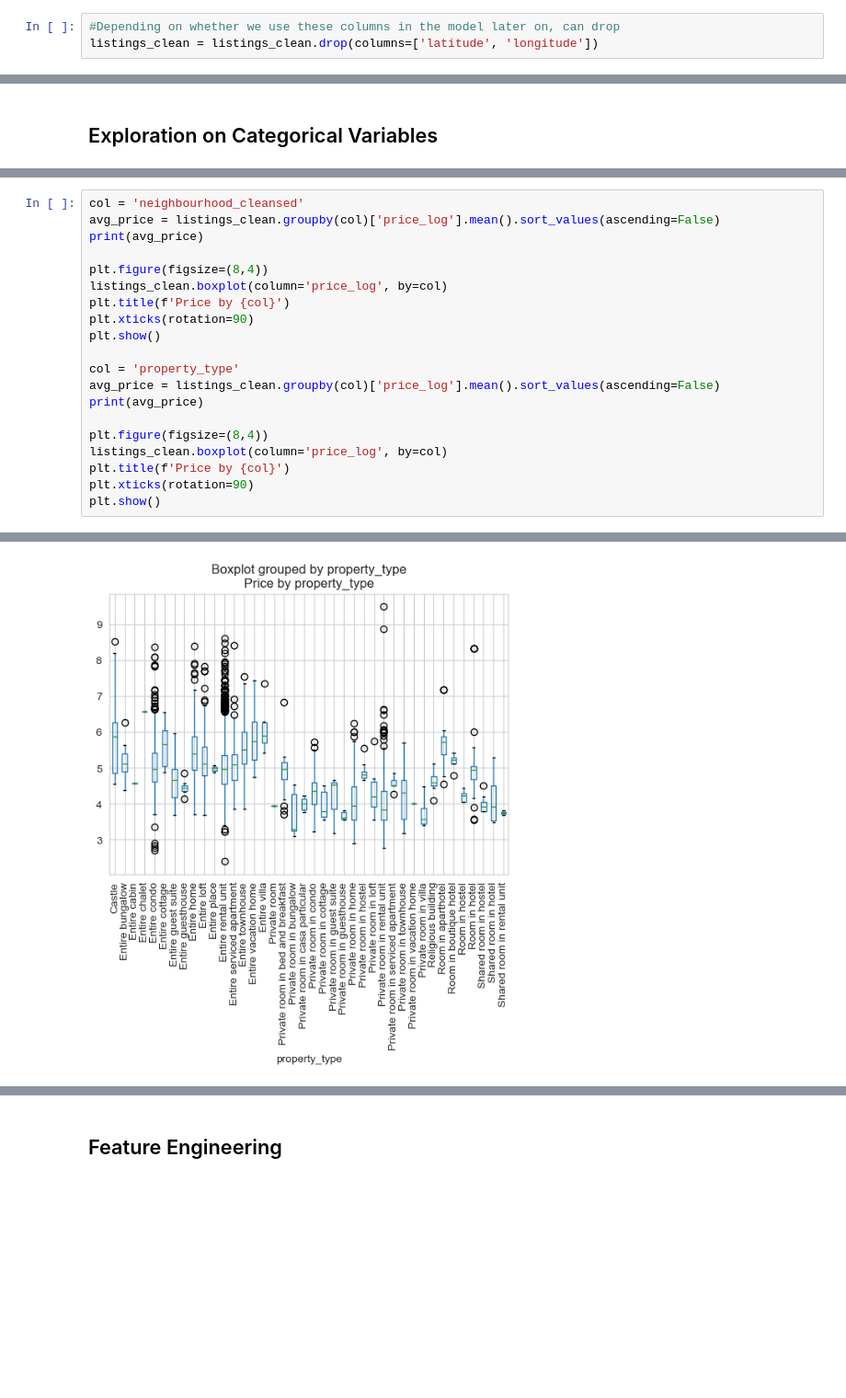
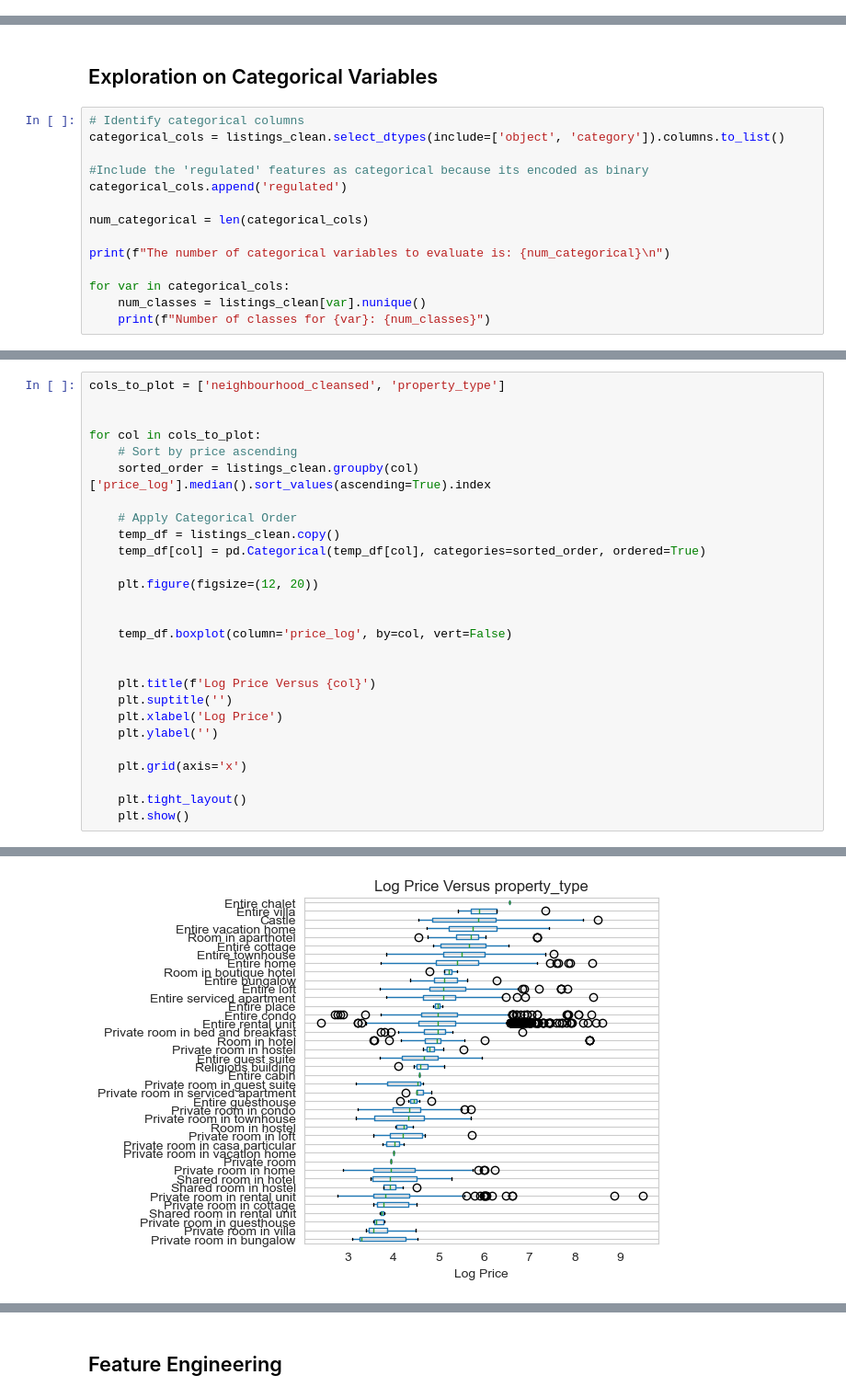
Before and after one commit to othmane-zizi-pro/airbnb_ml_price_prediction, a Jupyter notebook: airbnb_ml_model.ipynb, the cells around one changed output, grey strips where cells are left out. Shown at 92% size. Saved outputs shown, nothing was run; the diff lists cells and outputs as text; blank space fills up the shorter version.

```diff
--- a/airbnb_ml_model.ipynb
+++ b/airbnb_ml_model.ipynb
@@ -779,3 +729,0 @@ The listing price is clearly correlated with geographic locations. We see a dens
-# %%
-#Depending on whether we use these columns in the model later on, can drop
-listings_clean = listings_clean.drop(columns=['latitude', 'longitude'])
@@ -966,2 +1025,16 @@ plt.show()
 # %% [markdown]
 ## Exploration on Categorical Variables
+# %%
+# Identify categorical columns
+categorical_cols = listings_clean.select_dtypes(include=['object', 'category']).columns.to_list()
+
+#Include the 'regulated' features as categorical because its encoded as binary
+categorical_cols.append('regulated')
+
+num_categorical = len(categorical_cols)
+
+print(f"The number of categorical variables to evaluate is: {num_categorical}\n")
+
+for var in categorical_cols:
+    num_classes = listings_clean[var].nunique()
+    print(f"Number of classes for {var}: {num_classes}")
@@ -1032,21 +1209,28 @@ Name: price_log, dtype: float64
 # %%
-col = 'neighbourhood_cleansed'
-avg_price = listings_clean.groupby(col)['price_log'].mean().sort_values(ascending=False)
-print(avg_price)
+cols_to_plot = ['neighbourhood_cleansed', 'property_type']
 
-plt.figure(figsize=(8,4))
-listings_clean.boxplot(column='price_log', by=col)
-plt.title(f'Price by {col}')
-plt.xticks(rotation=90)
-plt.show()
 
-col = 'property_type'
-avg_price = listings_clean.groupby(col)['price_log'].mean().sort_values(ascending=False)
-print(avg_price)
+for col in cols_to_plot:
+    # Sort by price ascending
+    sorted_order = listings_clean.groupby(col)['price_log'].median().sort_values(ascending=True).index
 
-plt.figure(figsize=(8,4))
-listings_clean.boxplot(column='price_log', by=col)
-plt.title(f'Price by {col}')
-plt.xticks(rotation=90)
-plt.show()
+    # Apply Categorical Order
+    temp_df = listings_clean.copy()
+    temp_df[col] = pd.Categorical(temp_df[col], categories=sorted_order, ordered=True)
+
+    plt.figure(figsize=(12, 20))
+
+
+    temp_df.boxplot(column='price_log', by=col, vert=False)
+
+
+    plt.title(f'Log Price Versus {col}')
+    plt.suptitle('')
+    plt.xlabel('Log Price')
+    plt.ylabel('')
+
+    plt.grid(axis='x')
+
+    plt.tight_layout()
+    plt.show()
 # %% [output]
@@ -1090 +1240 @@ Name: price_log, dtype: float64
-[figure, old version]
+[figure, new version]
```
Also changed, not shown: parts of 63 cells of this notebook.
